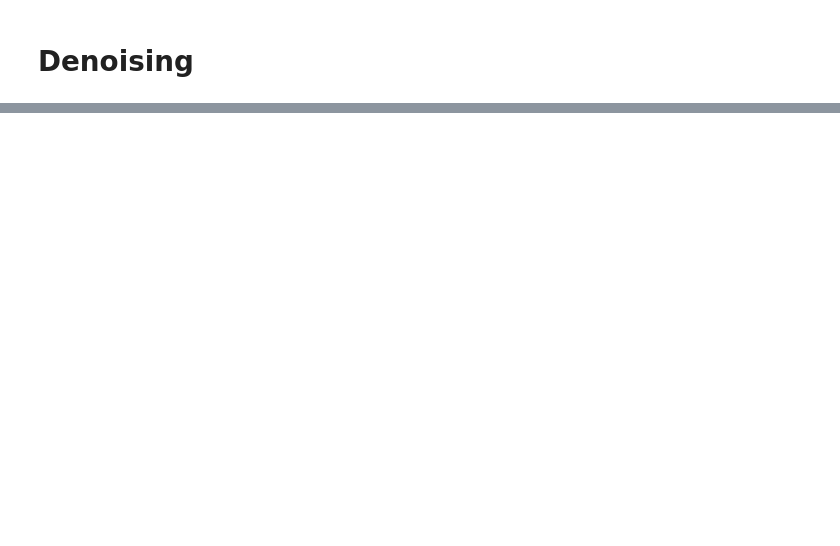
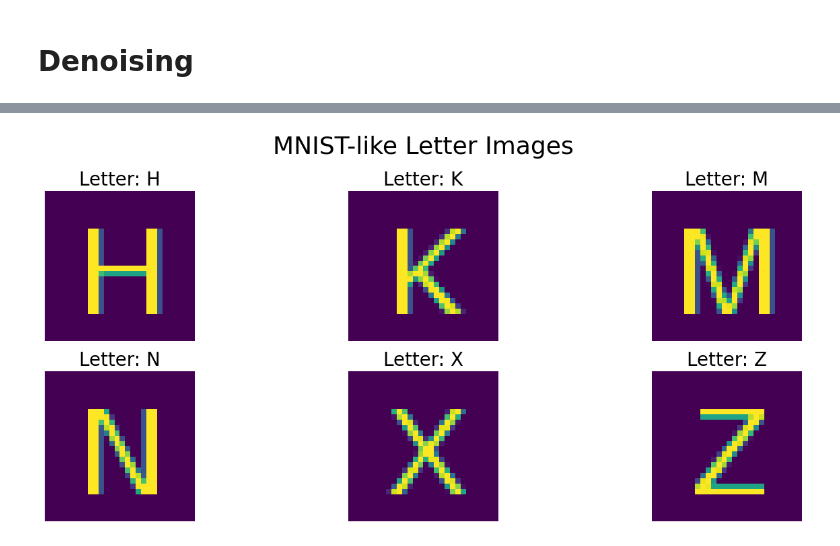
Before and after one commit to readytensor/rt_img_compression_autoencoder, a Jupyter notebook: src/vae.ipynb, the cells around one changed output, grey strips where cells are left out. Drawn from its saved outputs; the diff is of its cells as text; code cells hidden in the pictures; blank space fills up the shorter version.

```diff
--- a/src/vae.ipynb
+++ b/src/vae.ipynb
@@ -347,0 +498,26 @@ for p in percentages:
+# %%
+letters = ['H', 'K', 'M', 'N', 'X', 'Z']
+
+# Create a figure with subplots
+fig, axes = plt.subplots(2, 3, figsize=(15, 6))
+fig.suptitle("MNIST-like Letter Images", fontsize=charts['font_size']['title'])
+
+# Flatten the axes array for easier iteration
+axes = axes.flatten()
+
+letter_images = []
+# Create and display images for each letter
+for i, letter in enumerate(letters):
+    letter_image = create_letter_image(letter)
+    letter_images.append(letter_image)
+
+    # Display the image in the corresponding subplot
+    axes[i].imshow(letter_image)
+    axes[i].set_title(f"Letter: {letter}", fontsize=charts['font_size']['image_title'])
+    axes[i].axis('off')
+
+# Adjust the layout and display the figure
+plt.tight_layout()
+plt.show()
+# %% [output]
+[figure, added]
```
Also changed, not shown: parts of 27 cells of this notebook, 20 other files.
